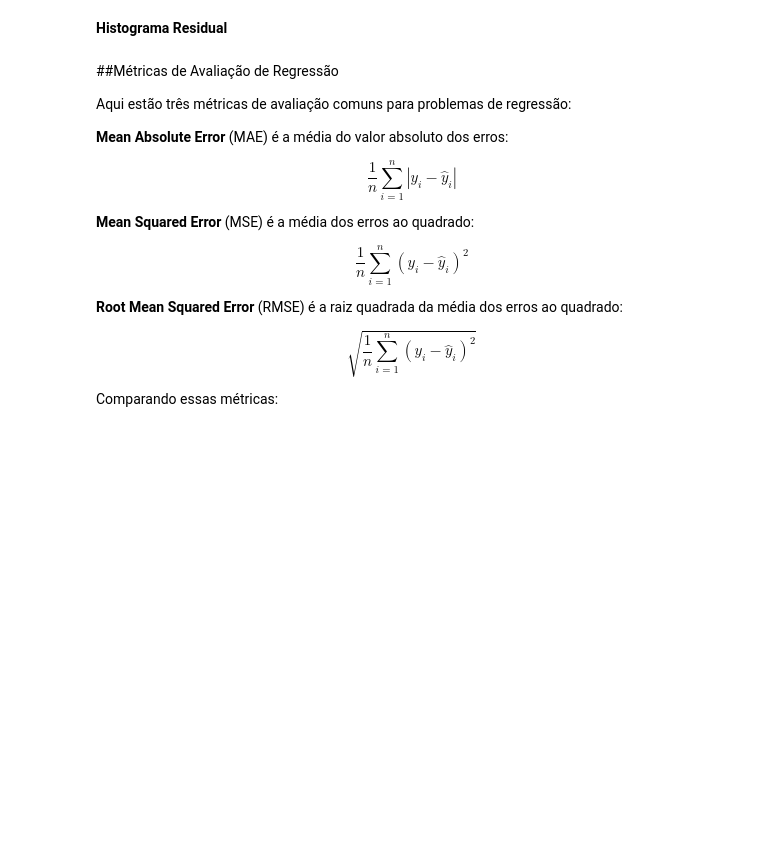
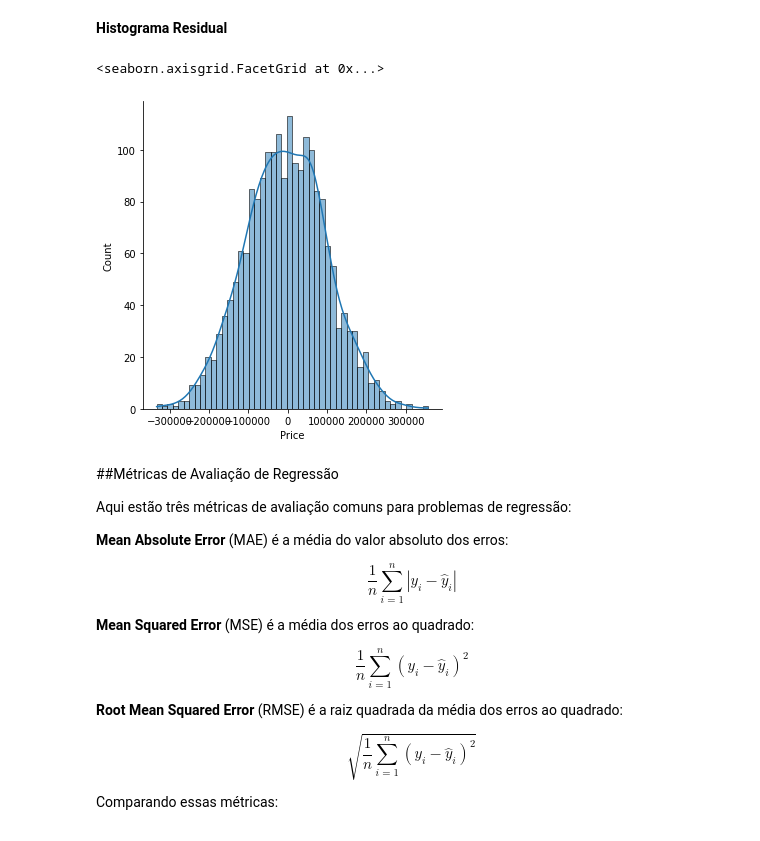
Before and after one commit to marcelodepaoli/11_Regressao_Linear, a Jupyter notebook: 01_Regressão_Linear_com_Python.ipynb, the cells around one changed output. Cells and saved outputs as stored; diff of their text form; code cells hidden in the pictures; blank space fills up the shorter version.

```diff
--- a/01_Regressão_Linear_com_Python.ipynb
+++ b/01_Regressão_Linear_com_Python.ipynb
@@ -78,5 +187,10 @@ Vamos pegar as previsões do nosso conjunto de testes e ver o quão bem ele se s
 # %% [markdown]
 **Histograma Residual**
+# %%
+sns.displot((y_test-predictions),bins=50,kde=True)
+# %% [output]
+<seaborn.axisgrid.FacetGrid at 0x...>
+[figure, added]
 # %% [markdown]
 ##Métricas de Avaliação de Regressão
 
```
Also changed, not shown: parts of 19 cells of this notebook.
